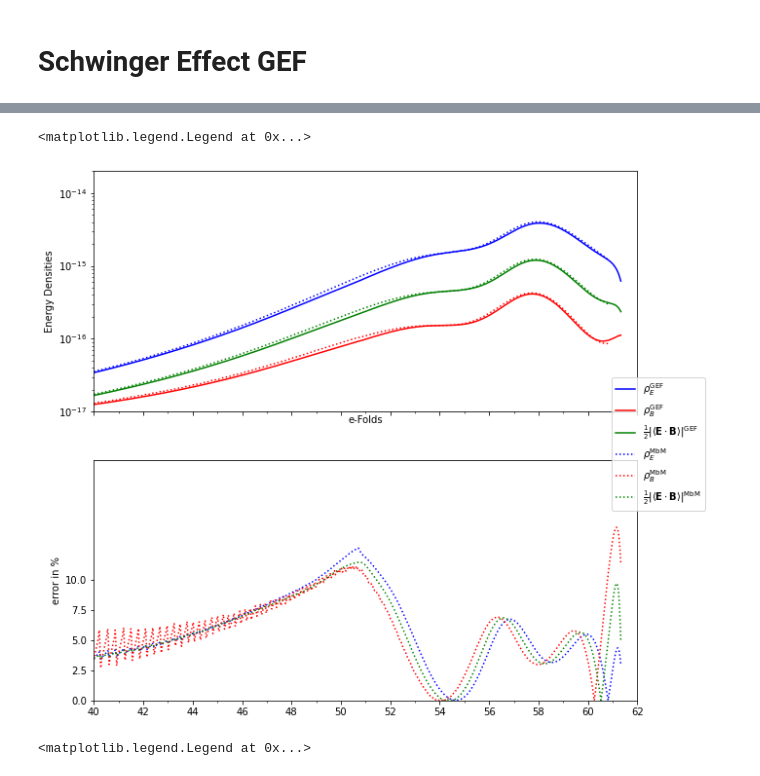
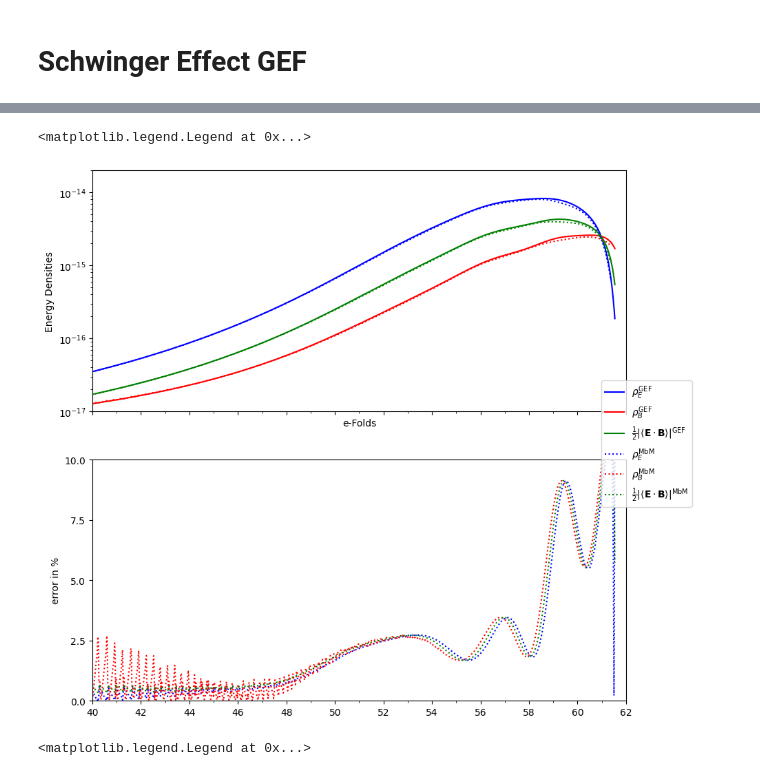
Before and after one commit to richard-von-eckardstein/GEFF, a Jupyter notebook: GEFSchwinger/ModeByModeSchwinger.ipynb, the cells around one changed output, grey strips where cells are left out. Drawn from its saved outputs; the diff is of its cells as text; code cells hidden in the pictures.

```diff
--- a/GEFSchwinger/ModeByModeSchwinger.ipynb
+++ b/GEFSchwinger/ModeByModeSchwinger.ipynb
@@ -27,7 +24,7 @@ def ModeEoM(A, k, dphidt, dIdphi, a, sigmaE=0, sigmaB=0):
     #omega=1.
     dAdt = np.zeros(A.size)
 
-    drag = a**(-alpha) * sigmaE
+    drag = a**(alpha) * sigmaE
     dis1 = k * a**(alpha-1)
     dis2 = dIdphi * dphidt + a**(alpha)*sigmaB
 
@@ -157,7 +154,7 @@ def ModeByModeKDep(tmin, tmax, tend, kh, dphidt, dIdphi, a, sigmaE, sigmaB, kFer
                              1, -1/2* sigmaEk(s)/k, 0, -1.])*np.sqrt(delta(s))
             ode = lambda x, y: ModeEoM(y, k, dphidt(x), dIdphi, a(x), sigmaE=sigmaEk(x), sigmaB=sigmaBk(x))
 
-            sol = solve_ivp(ode, [s, ts[-1]], Aini, t_eval=ts[i:], method="RK45", atol=1e-8, rtol=1e-8)
+            sol = solve_ivp(ode, [s, ts[-1]], Aini, t_eval=ts[i:], method="RK45", atol=1e-4, rtol=1e-3)
 
             #vacuum will not contribute to integrals, so we set this part to 0 to have equal length arrays
             vac = list((1+0j)*np.ones((i)))
@@ -438,9 +435,9 @@ def RunMBM(file, Nstart, EarlyModes=200, LateModes=800, cut=0.01, SE=False, AltD
 
     return ts, Ns, ks, khs, Ap, dAp, Am, dAm,
 # %%
-name = "_Beta25.0_SE1.0_KDep_New_1it"
+name = "_Beta25.0_SEmix_KDep_1it"
 # %%
-file = "Out/GEF" + name + ".dat"
+file = os.getcwd() + "/../Out/GEF" + name + ".dat"
 SE=True
 input_df = pd.read_table(file, sep=",")
 #data = input_df.values
@@ -502,7 +499,7 @@ BMode1 = np.array(BMode)
 GMode1 = np.array(GMode)
 # %%
 fig, ax = plt.subplots(2,1, figsize=(10,10), sharex=True)
-file = "Out/GEF" + name + ".dat"
+file = "../Out/GEF" + name + ".dat"
 input_df = pd.read_table(file, sep=",")
 data = dict(zip(input_df.columns[1:],input_df.values[1:,1:].T))
 ER = data["E"]
@@ -524,35 +521,35 @@ xticksmin = np.arange(41, 63, 2)
 yticks = 10**(-1.*np.arange(14, 17))
 
 ax[0].plot(NR, rhoE, "b", label=r"$\rho_E^{\mathrm{GEF}}$")
 ax[0].plot(NR, rhoB, "r", label=r"$\rho_B^{\mathrm{GEF}}$")
 ax[0].plot(NR, rhoG, "g", label=r"$\frac{1}{2} |\langle \mathbf{E} \cdot \mathbf{B} \rangle|^{\mathrm{GEF}}$")
 ax[0].plot(Ns, 0.5*EMode1*omega**4, "b:", label=r"$\rho_E^{\mathrm{MbM}}$")
 ax[0].plot(Ns, 0.5*BMode1*omega**4, "r:", label=r"$\rho_B^{\mathrm{MbM}}$")
 ax[0].plot(Ns, 0.5*abs(GMode1)*omega**4, "g:", label=r"$\frac{1}{2} |\langle \mathbf{E} \cdot \mathbf{B} \rangle|^{\mathrm{MbM}}$")
 #ax[0].vlines(NEnd, ymin=1e-17, ymax=2e-14, colors="k", linestyles="dotted")
 ax[0].set_ylim(1e-17, 2e-14)
 ax[0].set_xlim(40, 62)
 
 ax[0].set_xticks(xticks)
 ax[0].set_xticks(xticksmin, minor=True)
 ax[0].set_yticks(yticks)
 ax[0].set_ylabel("Energy Densities")
 ax[1].set_ylabel("error in %")
 ax[0].set_xlabel("e-Folds")
 ax[0].set_xlabel("e-Folds")
 ax[0].set_yscale("log")
 ax[1].plot(NR, abs(errE*100), "b:")
 ax[1].plot(NR, abs(errB*100), "r:")
 ax[1].plot(NR, abs(errG*100), "g:")
-ax[1].set_ylim(0., 20)
+ax[1].set_ylim(0., 10)
 #ax[1].vlines(NEnd, ymin=0, ymax=50, colors="k", linestyles="dotted")
 ax[1].set_yticks(np.arange(0,12.5,2.5))
 lines_labels = [ax[0].get_legend_handles_labels()]
 lines, labels = [sum(lol, []) for lol in zip(*lines_labels)]
 fig.legend(lines, labels, loc=5)
 # %% [output]
 <matplotlib.legend.Legend at 0x...>
-[figure, old version]
+[figure, new version]
 # %%
 dic = {"N":Ns, "E":EMode1, "B":BMode1, "G":GMode1}
 
```
Also changed, not shown: parts of 2 cells of this notebook, 2 other files.
